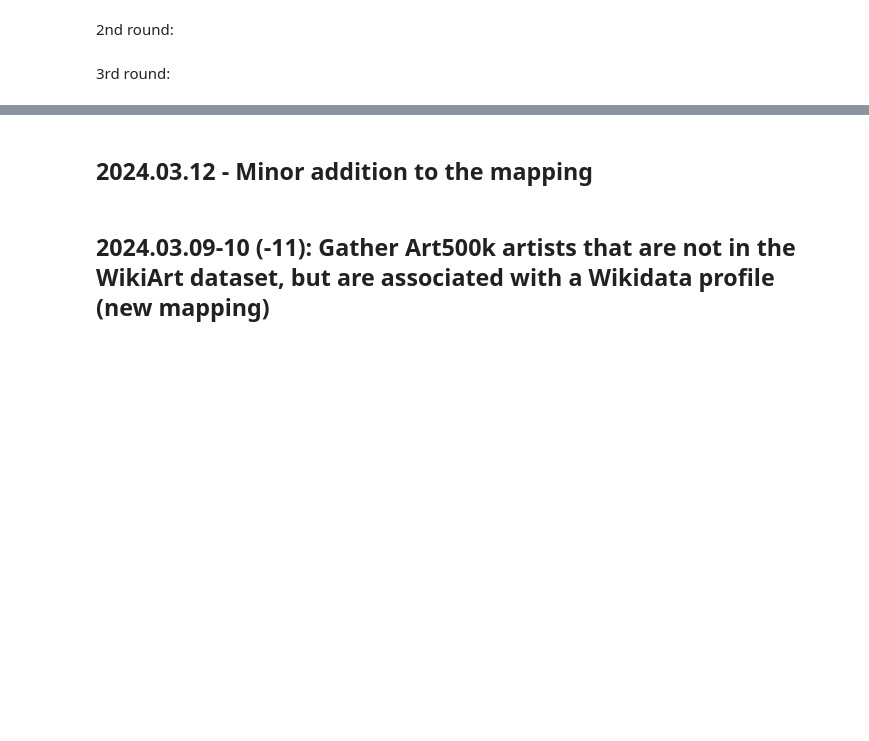
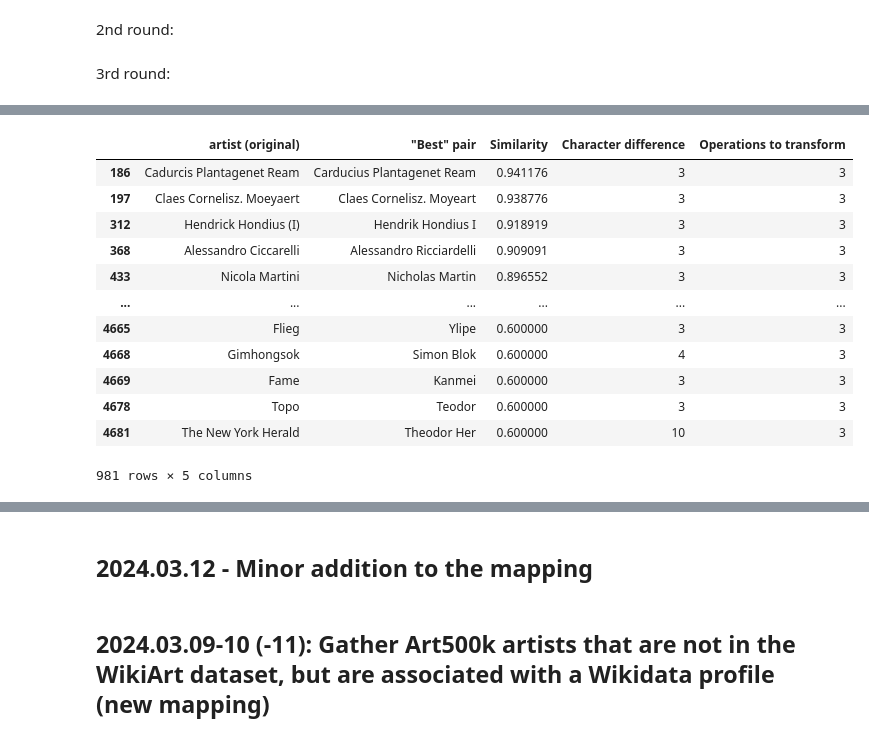
Before and after one commit to me9hanics/PainterPalette, a Jupyter notebook: datasets_notebook.ipynb, the cells around one changed output, grey strips where cells are left out. Drawn from its saved outputs; the diff is of its cells as text; code cells hidden in the pictures; blank space fills up the shorter version.

```diff
--- a/datasets_notebook.ipynb
+++ b/datasets_notebook.ipynb
@@ -293,0 +348,16 @@ no_matches_df, matches_df = move_instances_from_A_to_B_by_index(no_matches_df, m
+# %%
+yet_to_check_df[(yet_to_check_df['Operations to transform'] ==3 ) ]
+# %% [output]
+|  | artist (original) | "Best" pair | Similarity | Character difference | Operations to transform |
+| 186 | Cadurcis Plantagenet Ream | Carducius Plantagenet Ream | 0.941176 | 3 | 3 |
+| 197 | Claes Cornelisz. Moeyaert | Claes Cornelisz. Moyeart | 0.938776 | 3 | 3 |
+| 312 | Hendrick Hondius (I) | Hendrik Hondius I | 0.918919 | 3 | 3 |
+| 368 | Alessandro Ciccarelli | Alessandro Ricciardelli | 0.909091 | 3 | 3 |
+| 433 | Nicola Martini | Nicholas Martin | 0.896552 | 3 | 3 |
+| ... | ... | ... | ... | ... | ... |
+| 4665 | Flieg | Ylipe | 0.600000 | 3 | 3 |
+| 4668 | Gimhongsok | Simon Blok | 0.600000 | 4 | 3 |
+| 4669 | Fame | Kanmei | 0.600000 | 3 | 3 |
+| 4678 | Topo | Teodor | 0.600000 | 3 | 3 |
+| 4681 | The New York Herald | Theodor Her | 0.600000 | 10 | 3 |
+981 rows × 5 columns
```
Also changed, not shown: parts of 7 cells of this notebook.
